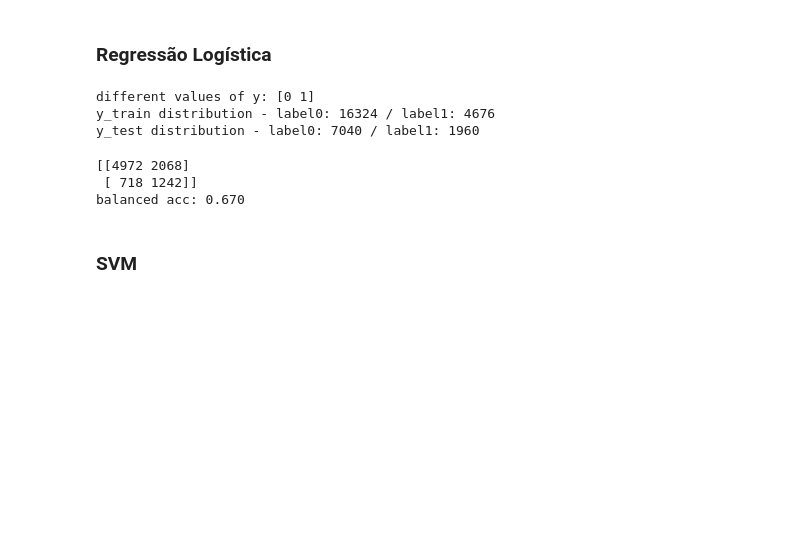
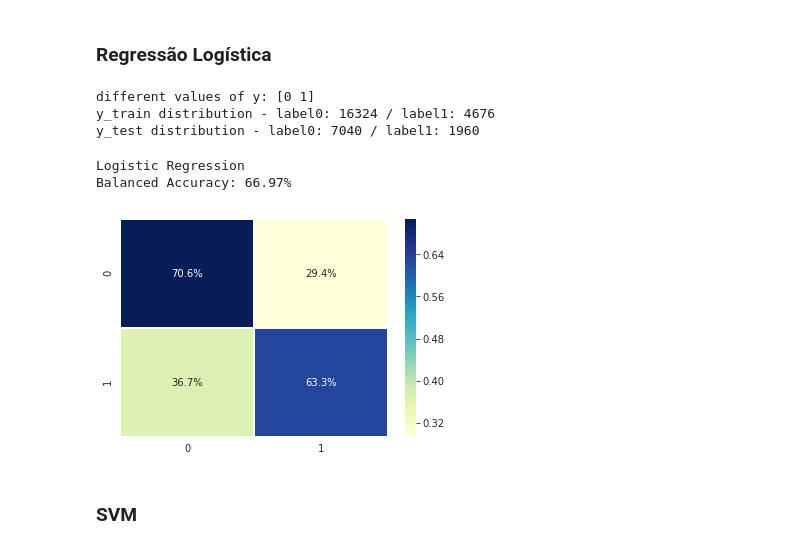
Before and after one commit to tmiessa/mdc-defaultcredit, a Jupyter notebook: mdc_defaultcredit.ipynb, the cells around one changed output. Cells and saved outputs as stored; diff of their text form; code cells hidden in the pictures; blank space fills up the shorter version.

```diff
--- a/mdc_defaultcredit.ipynb
+++ b/mdc_defaultcredit.ipynb
@@ -263,16 +265,26 @@ y_test distribution - label0: 7040 / label1: 1960
 # %%
 ## logistic regression
 # logreg = LogisticRegression(random_state=42, class_weight='balanced').fit(x_train, y_train)
 # y_pred = logreg.predict(x_test)
-logreg = LogisticRegression(random_state=42, class_weight='balanced').fit(z_train, y_train)
+logreg = LogisticRegression(random_state=42, solver = 'lbfgs', class_weight='balanced').fit(z_train, y_train)
 y_pred = logreg.predict(z_test)
 cm = confusion_matrix(y_test, y_pred)
-print(cm)
-print('balanced acc: %.3f' % balanced_accuracy_score(y_test, y_pred))
+
+print('Logistic Regression')
+print('Balanced Accuracy: %.2f%%' % (balanced_accuracy_score(y_test, y_pred)*100))
+
+sns.set_style("whitegrid")
+plt.figure(figsize=(6, 4))
+# Matriz de Confusão:
+# 	Linhas: Real
+# 	Colunas: Predito
+
+r = cm/cm.sum(axis=1)[:,np.newaxis]
+sns.heatmap(r, linewidths=.5, cmap='YlGnBu', annot=True, fmt='.1%');
 # %% [output]
-[[4972 2068]
- [ 718 1242]]
-balanced acc: 0.670
+Logistic Regression
+Balanced Accuracy: 66.97%
+[figure, added]
 # %% [markdown]
 ### SVM
 # %%
```
Also changed, not shown: parts of 4 cells of this notebook.
